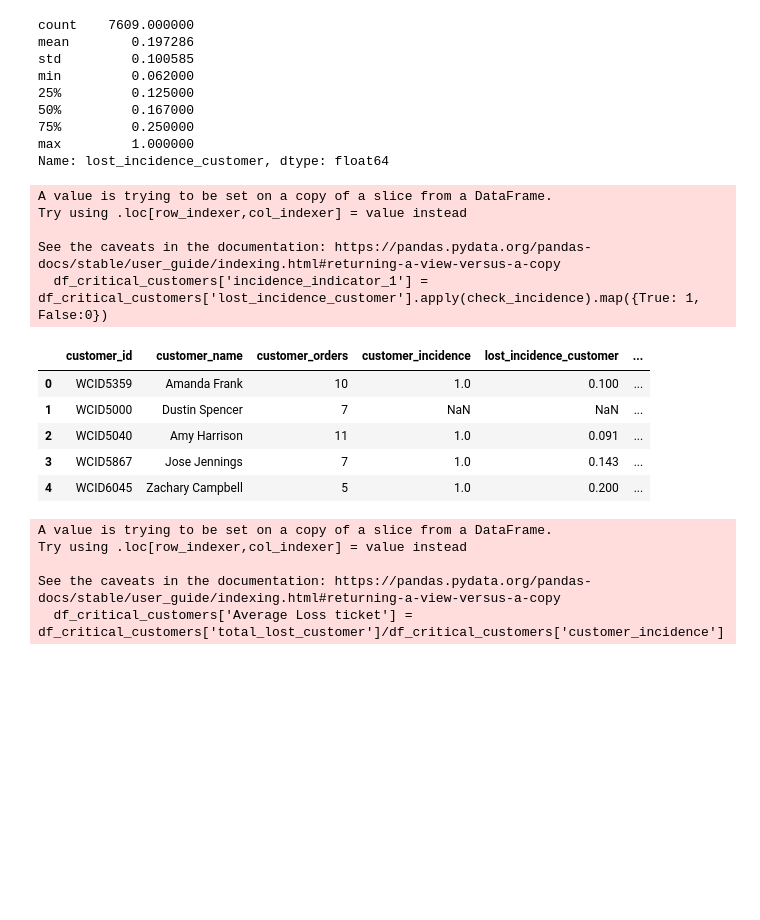
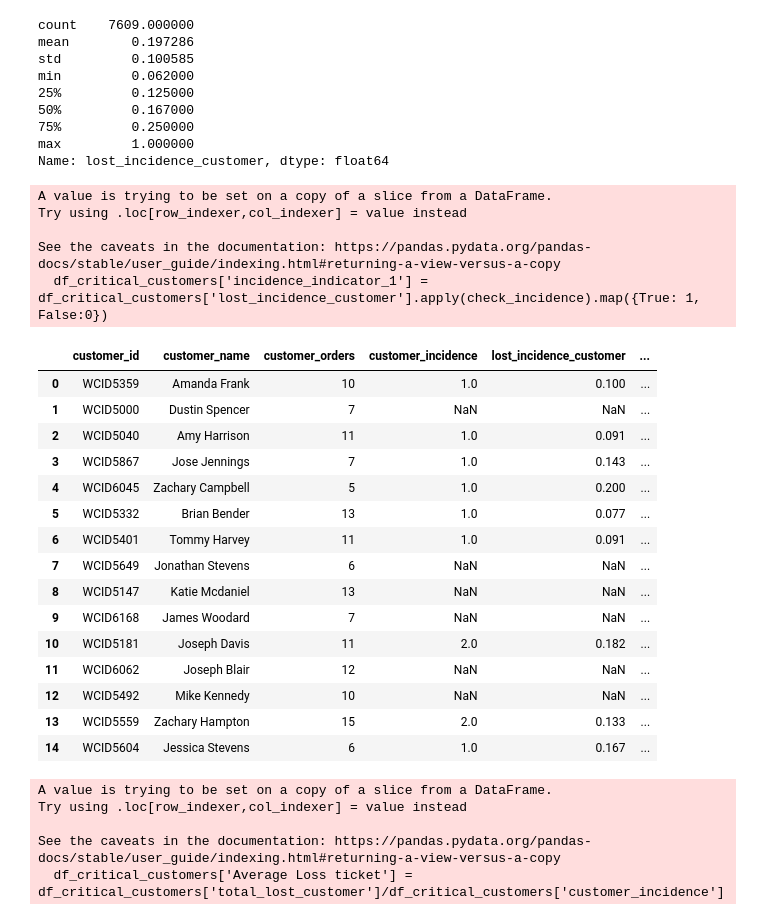
Before and after one commit to Edcysne/Walmart-Project, a Jupyter notebook: first_data_analysis.ipynb, the cells around one changed output. Cells and saved outputs as stored; diff of their text form; code cells hidden in the pictures; blank space fills up the shorter version.

```diff
--- a/first_data_analysis.ipynb
+++ b/first_data_analysis.ipynb
@@ -587,19 +587,29 @@ Name: lost_incidence_customer, dtype: float64
 # %%
 check_incidence = lambda x: x>0.167000
 df_critical_customers['incidence_indicator_1'] = df_critical_customers['lost_incidence_customer'].apply(check_incidence).map({True: 1, False:0})
-df_critical_customers.head()
+df_critical_customers.head(15)
 # %% [output]
 A value is trying to be set on a copy of a slice from a DataFrame.
 Try using .loc[row_indexer,col_indexer] = value instead
 
 See the caveats in the documentation: https://pandas.pydata.org/pandas-docs/stable/user_guide/indexing.html#returning-a-view-versus-a-copy
   df_critical_customers['incidence_indicator_1'] = df_critical_customers['lost_incidence_customer'].apply(check_incidence).map({True: 1, False:0})
 |  | customer_id | customer_name | customer_orders | customer_incidence | lost_incidence_customer | ... |
 | 0 | WCID5359 | Amanda Frank | 10 | 1.0 | 0.100 | ... |
 | 1 | WCID5000 | Dustin Spencer | 7 | NaN | NaN | ... |
 | 2 | WCID5040 | Amy Harrison | 11 | 1.0 | 0.091 | ... |
 | 3 | WCID5867 | Jose Jennings | 7 | 1.0 | 0.143 | ... |
 | 4 | WCID6045 | Zachary Campbell | 5 | 1.0 | 0.200 | ... |
+| 5 | WCID5332 | Brian Bender | 13 | 1.0 | 0.077 | ... |
+| 6 | WCID5401 | Tommy Harvey | 11 | 1.0 | 0.091 | ... |
+| 7 | WCID5649 | Jonathan Stevens | 6 | NaN | NaN | ... |
+| 8 | WCID5147 | Katie Mcdaniel | 13 | NaN | NaN | ... |
+| 9 | WCID6168 | James Woodard | 7 | NaN | NaN | ... |
+| 10 | WCID5181 | Joseph Davis | 11 | 2.0 | 0.182 | ... |
+| 11 | WCID6062 | Joseph Blair | 12 | NaN | NaN | ... |
+| 12 | WCID5492 | Mike Kennedy | 10 | NaN | NaN | ... |
+| 13 | WCID5559 | Zachary Hampton | 15 | 2.0 | 0.133 | ... |
+| 14 | WCID5604 | Jessica Stevens | 6 | 1.0 | 0.167 | ... |
 # %%
 df_critical_customers['Average Loss ticket'] = df_critical_customers['total_lost_customer']/df_critical_customers['customer_incidence']
 df_critical_customers.head()
```
Also changed, not shown: parts of 15 cells of this notebook.
